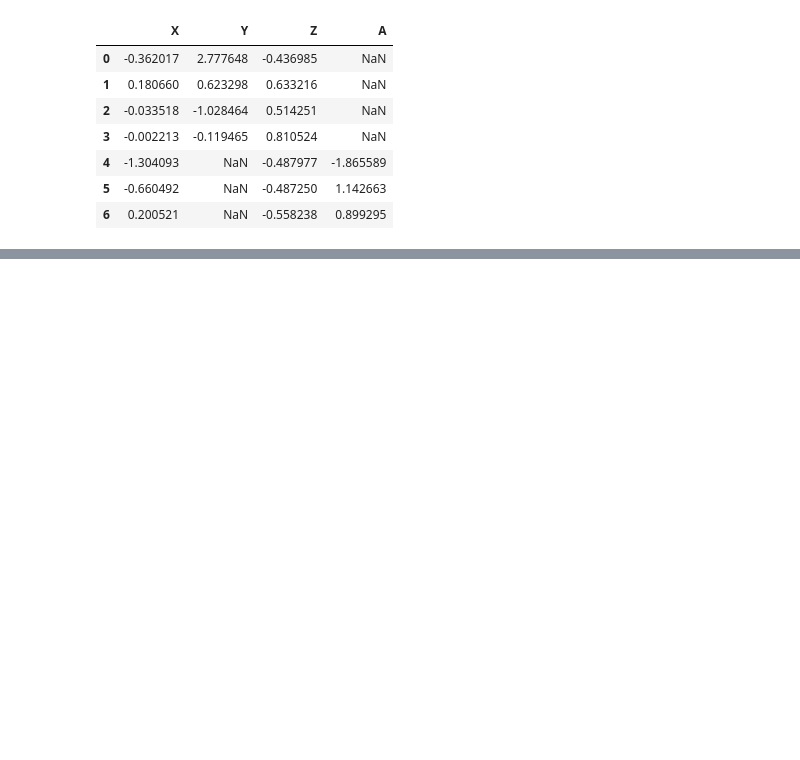
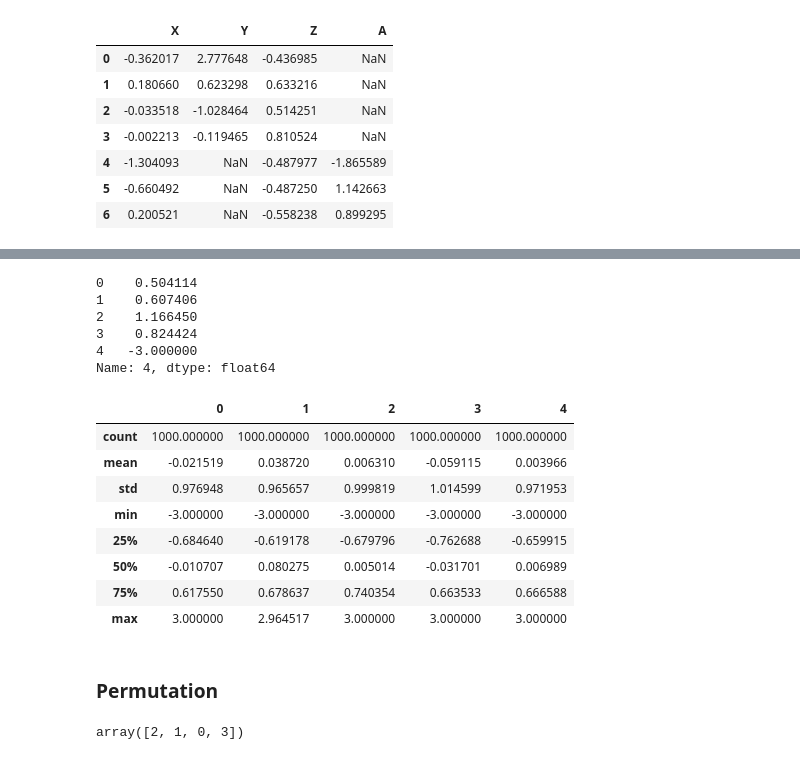
Before and after one commit to shajikk/MachineLearning, a Jupyter notebook: Python/Working_with_data.ipynb, the cells around one changed output, grey strips where cells are left out. Cells and saved outputs as stored; diff of their text form; code cells hidden in the pictures; blank space fills up the shorter version.

```diff
--- a/Python/Working_with_data.ipynb
+++ b/Python/Working_with_data.ipynb
@@ -514,0 +1023,39 @@ pd.concat([df1, df2], sort=False, ignore_index=True)
+# %%
+# Cap such  values to 3. Application of loc
+
+#mask = p.loc[:]<0
+#p[mask] = 1000
+
+# Get True / false array
+mask = np.abs(dframe[:]) > 3
+
+dframe[mask] = np.sign(dframe)*3
+
+# Print the 4-th row
+dframe.loc[4,:]
+
+
+dframe.describe()
+# %% [output]
+0    0.504114
+1    0.607406
+2    1.166450
+3    0.824424
+4   -3.000000
+Name: 4, dtype: float64
+|  | 0 | 1 | 2 | 3 | 4 |
+| count | 1000.000000 | 1000.000000 | 1000.000000 | 1000.000000 | 1000.000000 |
+| mean | -0.021519 | 0.038720 | 0.006310 | -0.059115 | 0.003966 |
+| std | 0.976948 | 0.965657 | 0.999819 | 1.014599 | 0.971953 |
+| min | -3.000000 | -3.000000 | -3.000000 | -3.000000 | -3.000000 |
+| 25% | -0.684640 | -0.619178 | -0.679796 | -0.762688 | -0.659915 |
+| 50% | -0.010707 | 0.080275 | 0.005014 | -0.031701 | 0.006989 |
+| 75% | 0.617550 | 0.678637 | 0.740354 | 0.663533 | 0.666588 |
+| max | 3.000000 | 2.964517 | 3.000000 | 3.000000 | 3.000000 |
+# %% [markdown]
+### Permutation
+# %%
+blender = np.random.permutation(4)
+blender
+# %% [output]
+array([2, 1, 0, 3])
```
Also changed, not shown: parts of 65 cells of this notebook, 3 other files.
